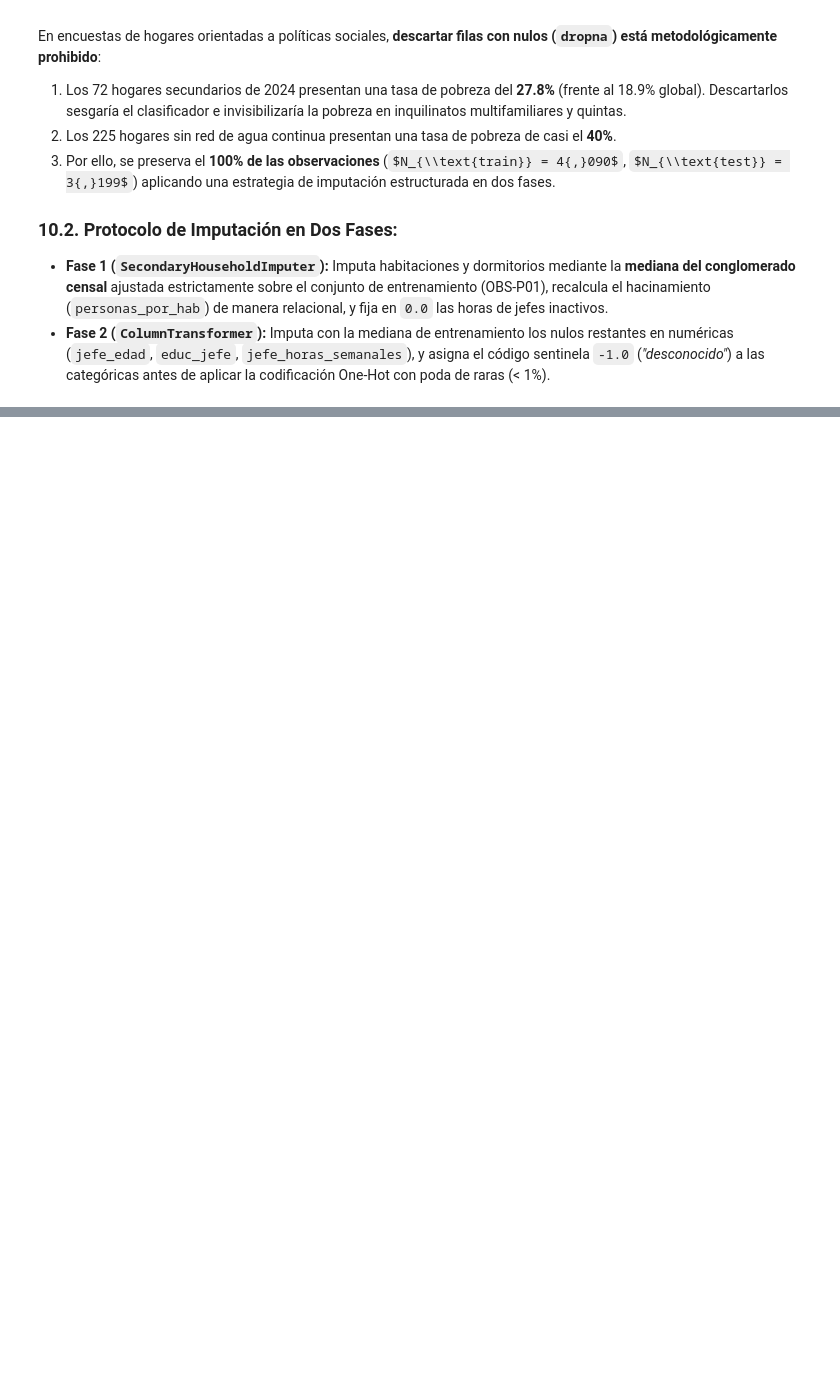
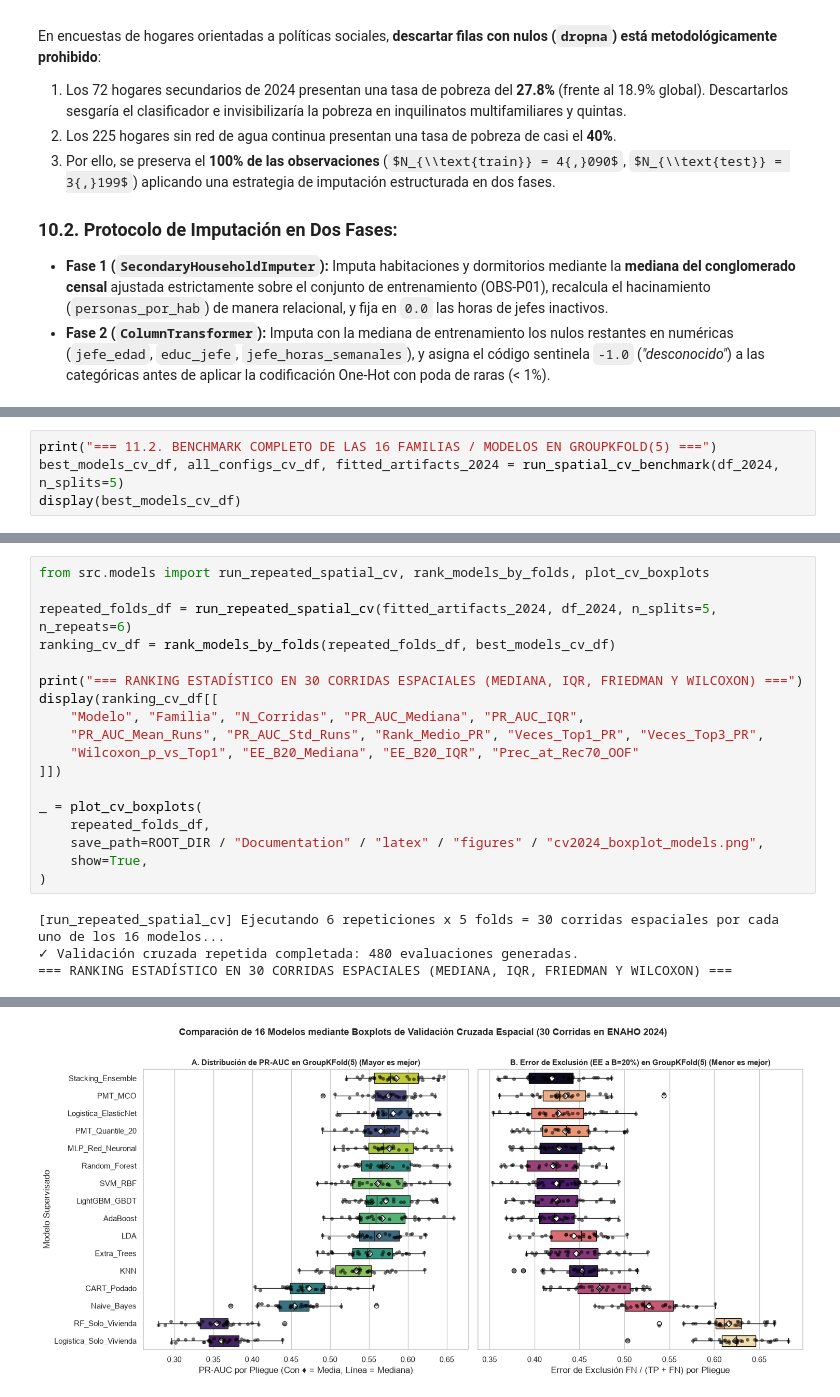
Before and after one commit to Ga3lAE/IA-Tarea-Academica, a Jupyter notebook: notebooks/pipeline_completo.ipynb, the cells around one changed output, grey strips where cells are left out. Drawn from its saved outputs; the diff is of its cells as text; some formulas as TeX source; blank space fills up the shorter version.

```diff
--- a/notebooks/pipeline_completo.ipynb
+++ b/notebooks/pipeline_completo.ipynb
@@ -452,0 +673,4 @@ print(f"✓ Dimensión final de la matriz:     {X_tr_proc.shape[1]} columnas den
+# %%
+print("=== 11.2. BENCHMARK COMPLETO DE LAS 16 FAMILIAS / MODELOS EN GROUPKFOLD(5) ===")
+best_models_cv_df, all_configs_cv_df, fitted_artifacts_2024 = run_spatial_cv_benchmark(df_2024, n_splits=5)
+display(best_models_cv_df)
@@ -452,0 +702,22 @@ print(f"✓ Dimensión final de la matriz:     {X_tr_proc.shape[1]} columnas den
+# %%
+from src.models import run_repeated_spatial_cv, rank_models_by_folds, plot_cv_boxplots
+
+repeated_folds_df = run_repeated_spatial_cv(fitted_artifacts_2024, df_2024, n_splits=5, n_repeats=6)
+ranking_cv_df = rank_models_by_folds(repeated_folds_df, best_models_cv_df)
+
+print("=== RANKING ESTADÍSTICO EN 30 CORRIDAS ESPACIALES (MEDIANA, IQR, FRIEDMAN Y WILCOXON) ===")
+display(ranking_cv_df[[
+    "Modelo", "Familia", "N_Corridas", "PR_AUC_Mediana", "PR_AUC_IQR",
+    "PR_AUC_Mean_Runs", "PR_AUC_Std_Runs", "Rank_Medio_PR", "Veces_Top1_PR", "Veces_Top3_PR",
+    "Wilcoxon_p_vs_Top1", "EE_B20_Mediana", "EE_B20_IQR", "Prec_at_Rec70_OOF"
+]])
+
+_ = plot_cv_boxplots(
+    repeated_folds_df,
+    save_path=ROOT_DIR / "Documentation" / "latex" / "figures" / "cv2024_boxplot_models.png",
+    show=True,
+)
+# %% [output]
+[run_repeated_spatial_cv] Ejecutando 6 repeticiones x 5 folds = 30 corridas espaciales por cada uno de los 16 modelos...
+✓ Validación cruzada repetida completada: 480 evaluaciones generadas.
+=== RANKING ESTADÍSTICO EN 30 CORRIDAS ESPACIALES (MEDIANA, IQR, FRIEDMAN Y WILCOXON) ===
@@ -452,0 +741 @@ print(f"✓ Dimensión final de la matriz:     {X_tr_proc.shape[1]} columnas den
+[figure, added]
```
Also changed, not shown: parts of 22 cells of this notebook, 5 other files.
